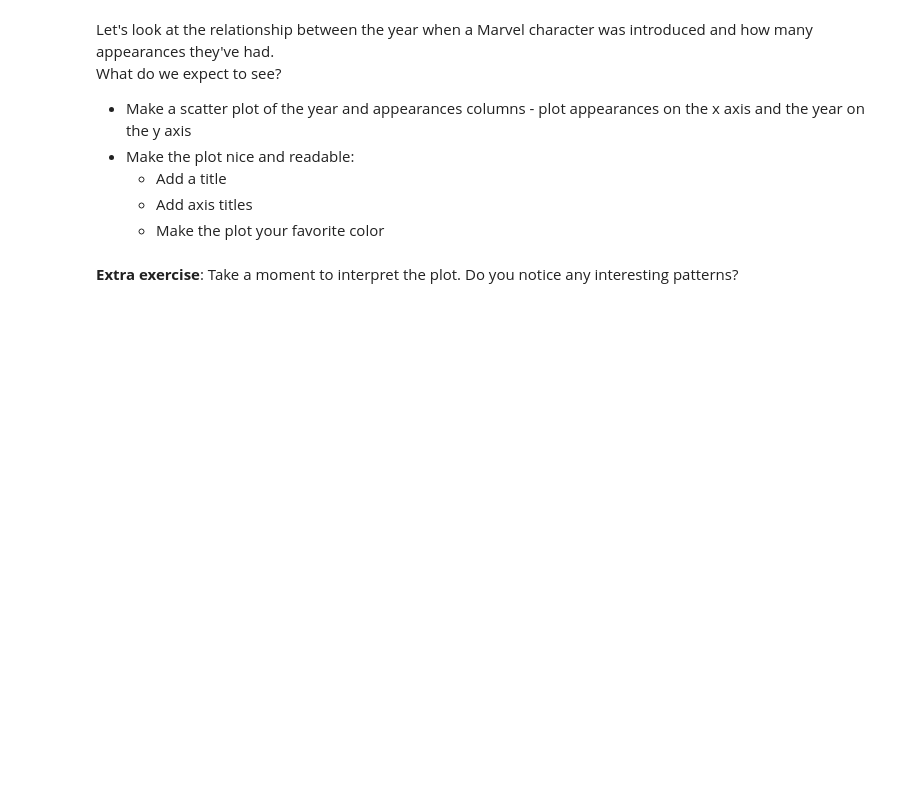
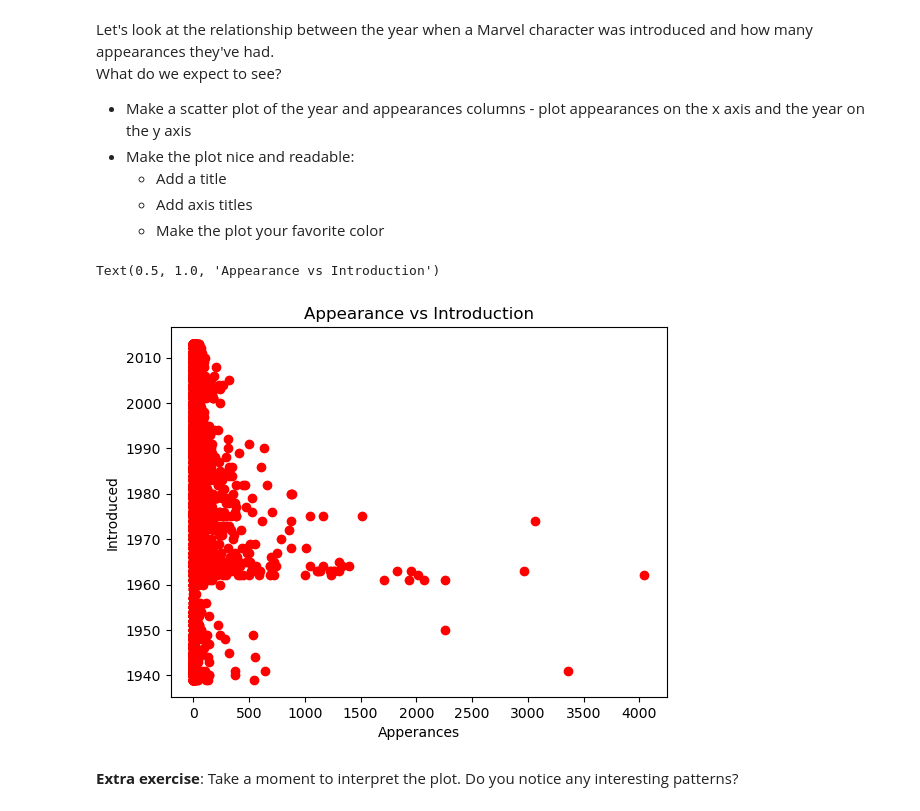
Before and after one commit to Simon-Simonsen/ML_Exercises, a Jupyter notebook: Week1_exercises/python_exercises.ipynb, the cells around one changed output. Drawn from its saved outputs; the diff is of its cells as text; code cells hidden in the pictures; blank space fills up the shorter version.

```diff
--- a/Week1_exercises/python_exercises.ipynb
+++ b/Week1_exercises/python_exercises.ipynb
@@ -279,6 +345,10 @@ When you create a dataframe based on another dataframe, such as by filtering whi
 If you intend to modify the dataframe you are creating, it is the best if you specify **.copy()** to ensure that it is an actual copy of the original dataframe and not a reference, so any changes you make do not also apply to the original dataframe.
 # %%
 # Your solution here...
+df2 = df.copy()
+df_year_appear = df2[["Year", "APPEARANCES"]]
+df_year_appear= df_year_appear.dropna()
+df_sex = df2["SEX"].dropna()
 # %% [markdown]
 ### Filtering
 # %% [markdown]
@@ -336,6 +427,15 @@ What do we expect to see?
     - Make the plot your favorite color
 # %%
 # Your solution here...
+df_year_appear["APPEARANCES"]
+df_year_appear["APPEARANCES"]
+plt.scatter(df_year_appear["APPEARANCES"], df_year_appear["Year"], color = "Red")
+plt.xlabel("Apperances")
+plt.ylabel("Introduced")
+plt.title("Appearance vs Introduction")
+# %% [output]
+Text(0.5, 1.0, 'Appearance vs Introduction')
+[figure, added]
 # %% [markdown]
 **Extra exercise**: Take a moment to interpret the plot. Do you notice any interesting patterns?
 # %% [markdown]
```
Also changed, not shown: parts of 15 cells of this notebook, 1 other file.
